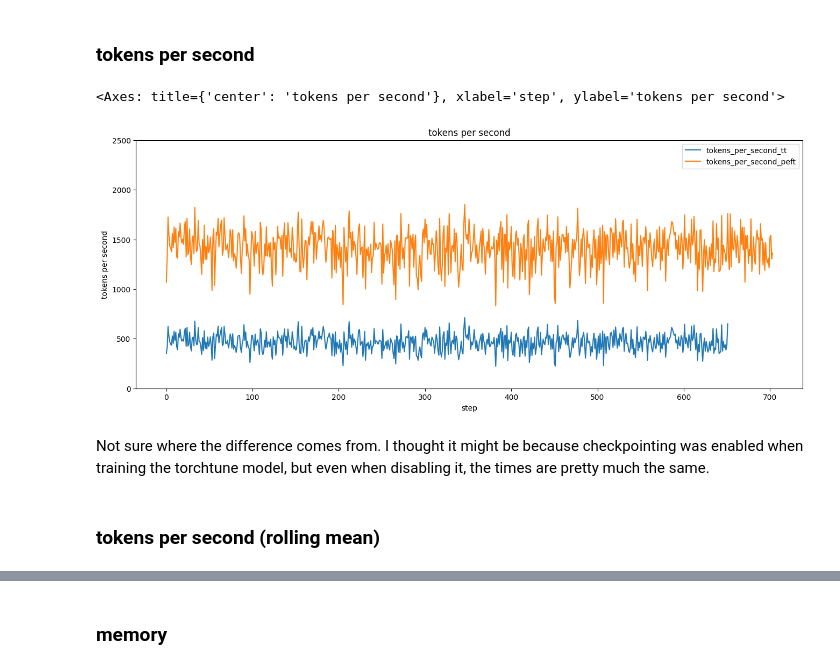
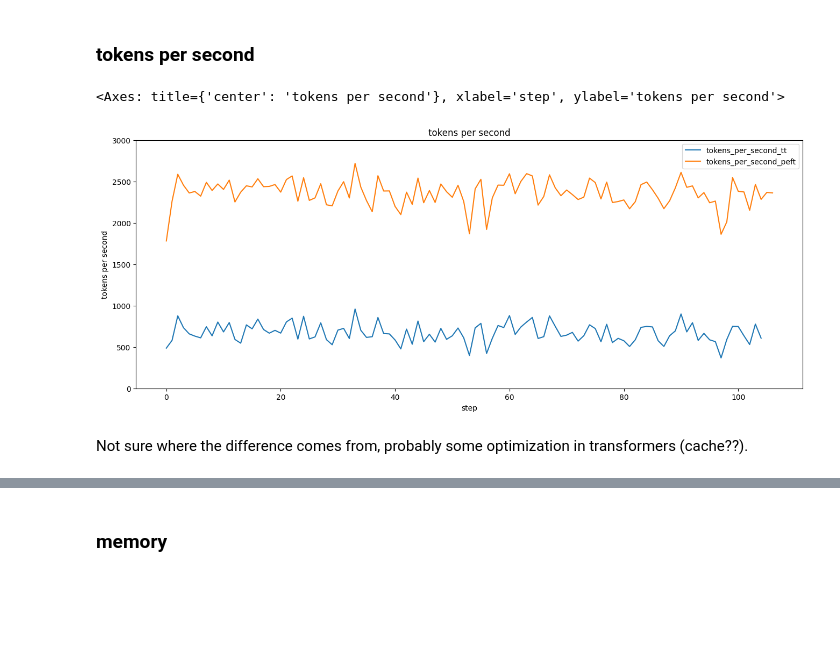
Before and after one commit to BenjaminBossan/peft-experiments, a Jupyter notebook: torchtune/llama3-qlora-single-device/compare-logs.ipynb, the cells around one changed output, grey strips where cells are left out. Drawn from its saved outputs; the diff is of its cells as text; code cells hidden in the pictures; blank space fills up the shorter version.

```diff
--- a/torchtune/llama3-qlora-single-device/compare-logs.ipynb
+++ b/torchtune/llama3-qlora-single-device/compare-logs.ipynb
@@ -35,7 +35,7 @@ df_tt.shape
 # %% [markdown]
 ### load peft logs
 # %%
-with open("log_peft_bnb-0.43.3.txt", "r") as f:
+with open("log_peft.txt", "r") as f:
     logs_peft = f.readlines()
 # %%
 rows = []
@@ -82,12 +71,10 @@ df[["loss_tt", "loss_peft"]].rolling(50).mean().iloc[100:].plot(ax=axes[1], titl
 ### tokens per second
 # %%
 fig, ax = plt.subplots(figsize=(16, 6))
-kw = {"ylabel": "tokens per second", "xlabel": "step", "ylim": [0, 2500]}
+kw = {"ylabel": "tokens per second", "xlabel": "step", "ylim": [0, 3000]}
 df[["tokens_per_second_tt", "tokens_per_second_peft"]].plot(ax=ax, title="tokens per second", **kw)
 # %% [output]
 <Axes: title={'center': 'tokens per second'}, xlabel='step', ylabel='tokens per second'>
-[figure, old version]
+[figure, new version]
 # %% [markdown]
-Not sure where the difference comes from. I thought it might be because checkpointing was enabled when training the torchtune model, but even when disabling it, the times are pretty much the same.
+Not sure where the difference comes from, probably some optimization in transformers (cache??).
-# %% [markdown]
-### tokens per second (rolling mean)
```
Also changed, not shown: parts of 12 cells of this notebook, 8 other files.
